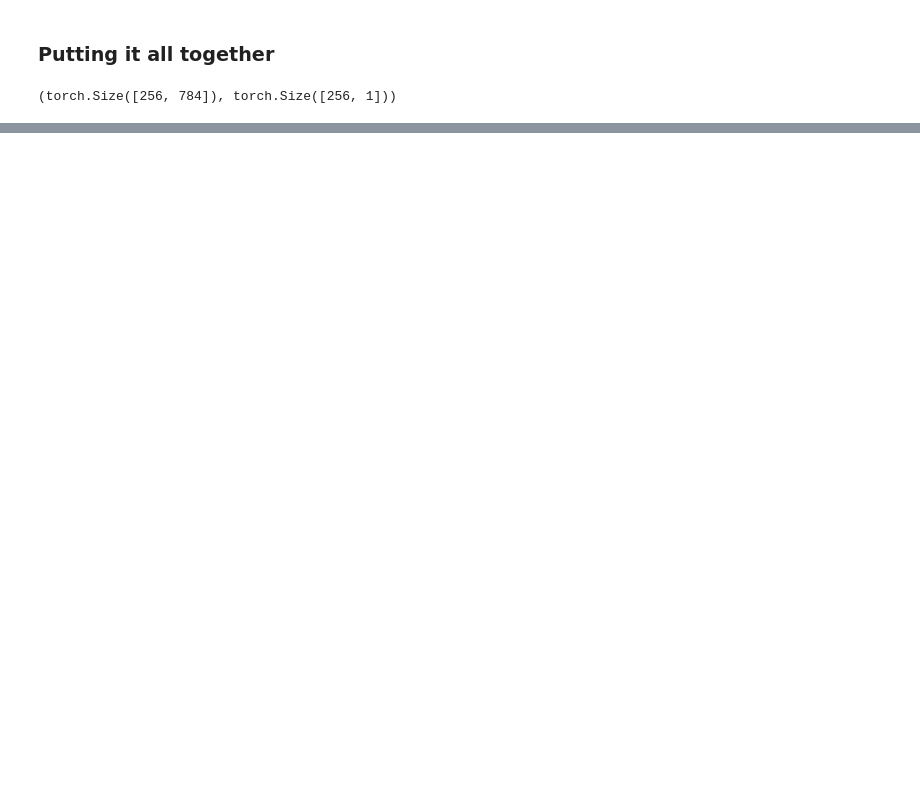
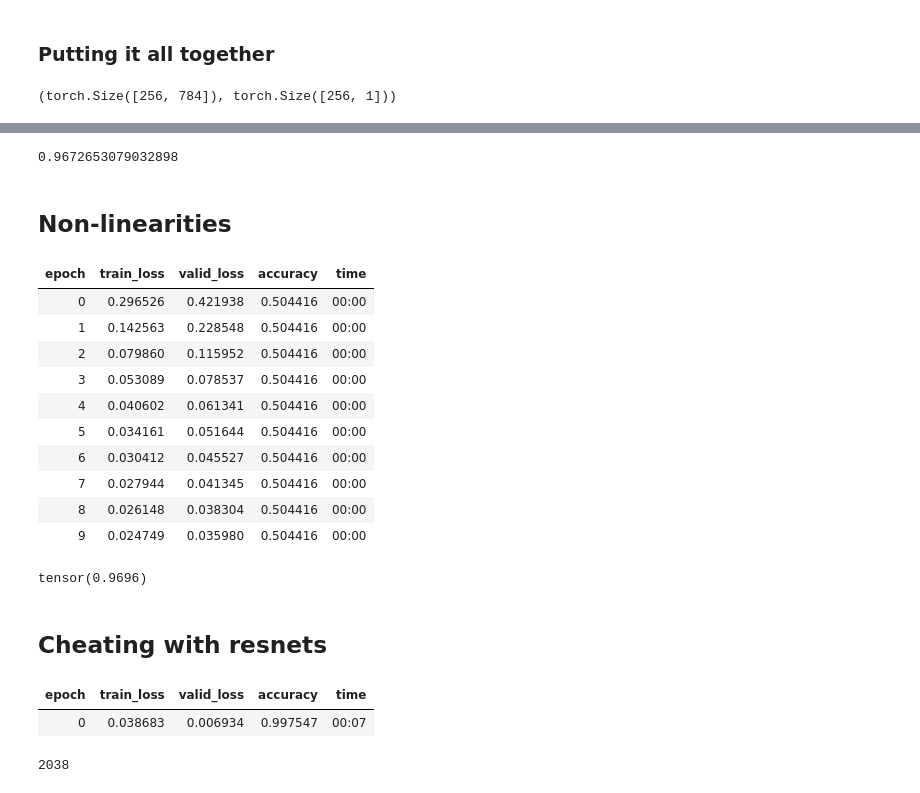
Before and after one commit to omlnaut/fastai, a Jupyter notebook: chapter3_foundations_of_vision.ipynb, the cells around one changed output, grey strips where cells are left out. Saved outputs shown, nothing was run; the diff lists cells and outputs as text; code cells hidden in the pictures; blank space fills up the shorter version.

Commit message:
learner from scratch - dataset preparation

```diff
--- a/chapter3_foundations_of_vision.ipynb
+++ b/chapter3_foundations_of_vision.ipynb
@@ -573,0 +659,4 @@ tensor(0.9721)
+# %%
+dls = DataLoaders(dl, valid_dl)
+
+learn = Learner(dls, nn.Linear(28*28, 1), opt_func=SGD, loss_func=mnist_loss)
@@ -573,0 +677,38 @@ tensor(0.9721)
+# %%
+validate_epoch(learn.model, valid_dl).item()
+# %% [output]
+0.9672653079032898
+# %% [markdown]
+## Non-linearities
+# %%
+simple_net = nn.Sequential(
+    nn.Linear(28*28, 30),
+    nn.ReLU(),
+    nn.Linear(30, 1)
+)
+# %%
+learn = Learner(dls, simple_net, opt_func=SGD, loss_func=mnist_loss, metrics=accuracy)
+learn.fit(10, lr=0.1)
+# %% [output]
+| epoch | train_loss | valid_loss | accuracy | time |
+| 0 | 0.296526 | 0.421938 | 0.504416 | 00:00 |
+| 1 | 0.142563 | 0.228548 | 0.504416 | 00:00 |
+| 2 | 0.079860 | 0.115952 | 0.504416 | 00:00 |
+| 3 | 0.053089 | 0.078537 | 0.504416 | 00:00 |
+| 4 | 0.040602 | 0.061341 | 0.504416 | 00:00 |
+| 5 | 0.034161 | 0.051644 | 0.504416 | 00:00 |
+| 6 | 0.030412 | 0.045527 | 0.504416 | 00:00 |
+| 7 | 0.027944 | 0.041345 | 0.504416 | 00:00 |
+| 8 | 0.026148 | 0.038304 | 0.504416 | 00:00 |
+| 9 | 0.024749 | 0.035980 | 0.504416 | 00:00 |
+# %%
+total = len(dls.valid_ds)
+correct = 0.
+for xb, yb in dls.valid:
+    correct += ((simple_net(xb)>=.5) == yb).sum()
+
+correct/total
+# %% [output]
+tensor(0.9696)
+# %% [markdown]
+## Cheating with resnets
@@ -573,0 +717,10 @@ tensor(0.9721)
+# %%
+learn = cnn_learner(dls, resnet18, pretrained=False, loss_func=F.cross_entropy, metrics=accuracy)
+learn.fit_one_cycle(1, lr=0.1)
+# %% [output]
+| epoch | train_loss | valid_loss | accuracy | time |
+| 0 | 0.038683 | 0.006934 | 0.997547 | 00:07 |
+# %%
+len(dls.valid.dataset)
+# %% [output]
+2038
```
Also changed, not shown: parts of 23 cells of this notebook, 1 other file.
